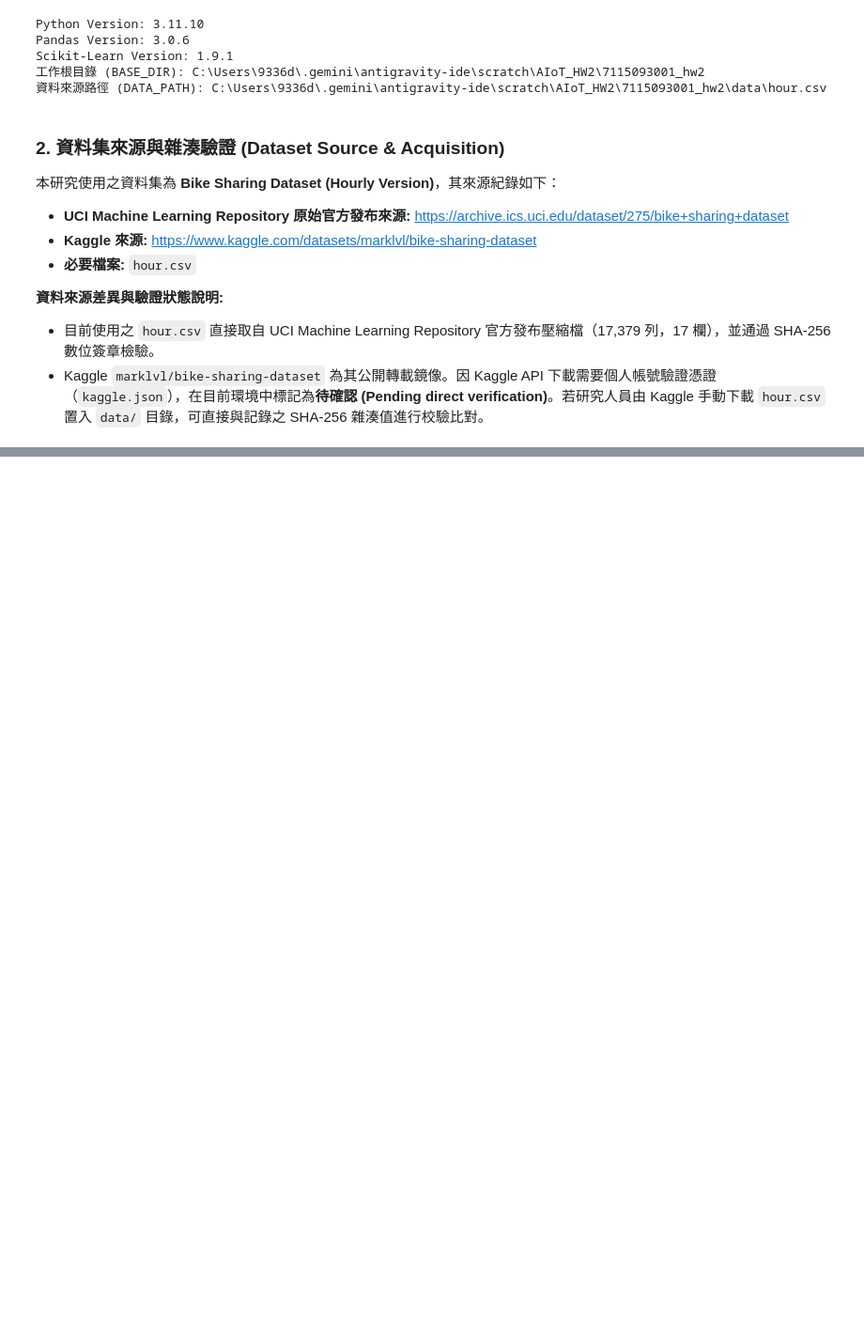
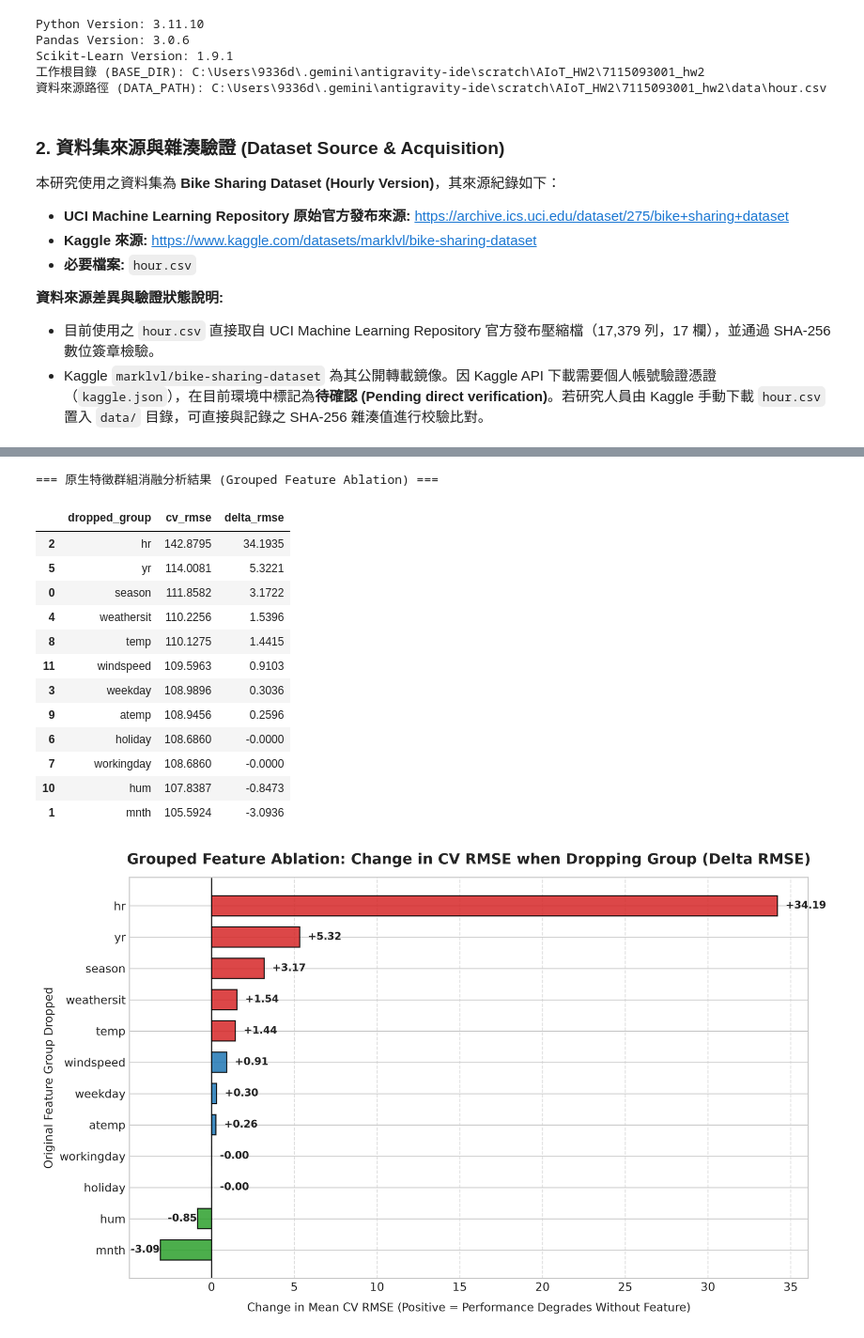
Before and after one commit to Augustine-723/AIoT_HW2, a Jupyter notebook: 7115093001_hw2/7115093001_hw2.ipynb, the cells around one changed output, grey strips where cells are left out. Shown at 94% size. Cells and saved outputs as stored; diff of their text form; code cells hidden in the pictures; blank space fills up the shorter version.

```diff
--- a/7115093001_hw2/7115093001_hw2.ipynb
+++ b/7115093001_hw2/7115093001_hw2.ipynb
@@ -698,0 +1035,76 @@ Dummy Mean CV RMSE Mean:        164.7931
+# %%
+# 執行 12 原生特徵群組消融實驗
+all_groups = ['season', 'mnth', 'hr', 'weekday', 'weathersit', 'yr', 'holiday', 'workingday', 'temp', 'atemp', 'hum', 'windspeed']
+baseline_cv_rmse = float(comparison_df.loc[comparison_df['model_id'] == 'M1', 'cv_rmse_mean'].values[0])
+
+ablation_records = []
+for group in all_groups:
+    subset = [g for g in all_groups if g != group]
+    cat_sub = [c for c in categorical_features if c in subset]
+    num_sub = [c for c in numeric_features if c in subset]
+
+    fold_rmses = []
+    for split in cv_splits:
+        X_tr_f = train_data.loc[split['tr_mask'], subset]
+        y_tr_f = train_data.loc[split['tr_mask'], target_col]
+        X_val_f = train_data.loc[split['val_mask'], subset]
+        y_val_f = train_data.loc[split['val_mask'], target_col]
+
+        pre = ColumnTransformer([
+            ('cat', OneHotEncoder(handle_unknown='ignore', drop='first', sparse_output=False), cat_sub),
+            ('num', 'passthrough', num_sub)
+        ], remainder='drop')
+        pipe = Pipeline([('pre', pre), ('reg', LinearRegression())])
+        pipe.fit(X_tr_f, y_tr_f)
+        pred = pipe.predict(X_val_f)
+        fold_rmses.append(np.sqrt(mean_squared_error(y_val_f, pred)))
+
+    score = float(np.mean(fold_rmses))
+    diff = score - baseline_cv_rmse
+    ablation_records.append({
+        'dropped_group': group,
+        'cv_rmse': round(score, 4),
+        'delta_rmse': round(diff, 4)
+    })
+
+ablation_df = pd.DataFrame(ablation_records).sort_values('delta_rmse', ascending=False)
+ablation_df.to_csv(os.path.join(RESULTS_DIR, "grouped_feature_ablation.csv"), index=False)
+
+print("=== 原生特徵群組消融分析結果 (Grouped Feature Ablation) ===")
+display(ablation_df)
+
+# Figure: Grouped Feature Ablation
+fig_abl, ax_abl = plt.subplots(figsize=(10, 6), dpi=300)
+plot_df = ablation_df.sort_values('delta_rmse', ascending=True)
+bar_colors = ['#d62728' if d > 1.0 else '#1f77b4' if d > 0 else '#2ca02c' for d in plot_df['delta_rmse']]
+
+ax_abl.barh(plot_df['dropped_group'], plot_df['delta_rmse'], color=bar_colors, alpha=0.85, edgecolor='black', height=0.65)
+ax_abl.axvline(0, color='black', linewidth=1)
+ax_abl.set_title("Grouped Feature Ablation: Change in CV RMSE when Dropping Group (Delta RMSE)", fontsize=13, fontweight='bold', pad=12)
+ax_abl.set_xlabel("Change in Mean CV RMSE (Positive = Performance Degrades Without Feature)", fontsize=10, labelpad=8)
+ax_abl.set_ylabel("Original Feature Group Dropped", fontsize=10)
+ax_abl.grid(True, axis='x', linestyle='--', alpha=0.6)
+
+for i, v in enumerate(plot_df['delta_rmse']):
+    offset = 0.5 if v >= 0 else -1.8
+    ax_abl.text(v + offset, i, f"{v:+.2f}", va='center', fontsize=9, fontweight='bold')
+
+fig_abl.tight_layout()
+fig_abl.savefig(os.path.join(FIGURES_DIR, "feature_group_ablation.png"), dpi=300)
+plt.show()
+# %% [output]
+=== 原生特徵群組消融分析結果 (Grouped Feature Ablation) ===
+|  | dropped_group | cv_rmse | delta_rmse |
+| 2 | hr | 142.8795 | 34.1935 |
+| 5 | yr | 114.0081 | 5.3221 |
+| 0 | season | 111.8582 | 3.1722 |
+| 4 | weathersit | 110.2256 | 1.5396 |
+| 8 | temp | 110.1275 | 1.4415 |
+| 11 | windspeed | 109.5963 | 0.9103 |
+| 3 | weekday | 108.9896 | 0.3036 |
+| 9 | atemp | 108.9456 | 0.2596 |
+| 6 | holiday | 108.6860 | -0.0000 |
+| 7 | workingday | 108.6860 | -0.0000 |
+| 10 | hum | 107.8387 | -0.8473 |
+| 1 | mnth | 105.5924 | -3.0936 |
+[figure, added]
```
Also changed, not shown: parts of 42 cells of this notebook, 18 other files.
